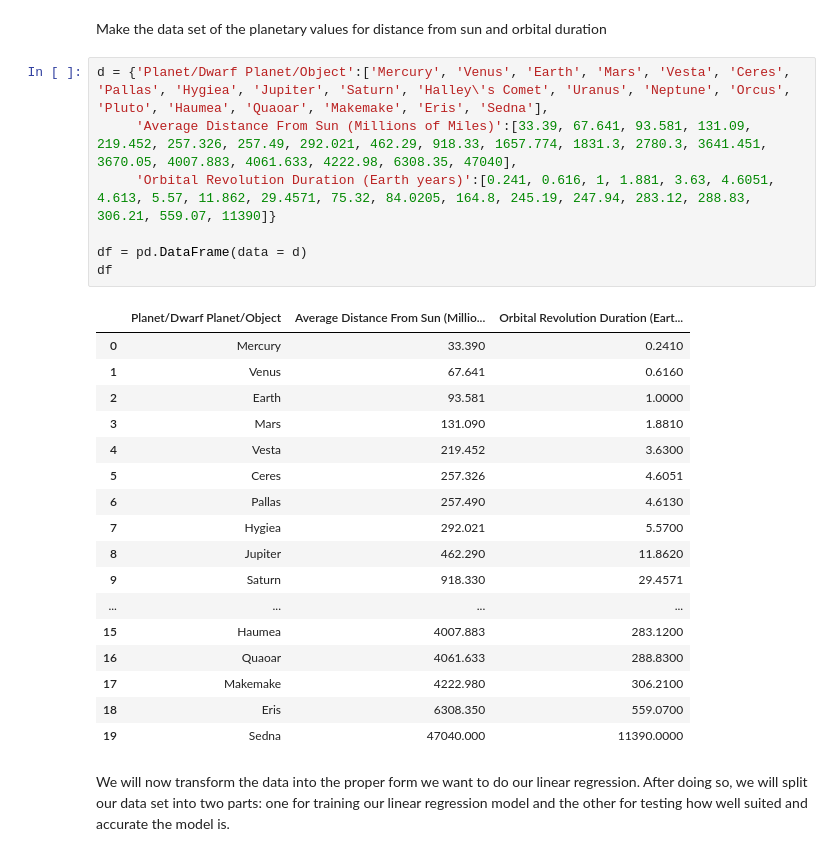
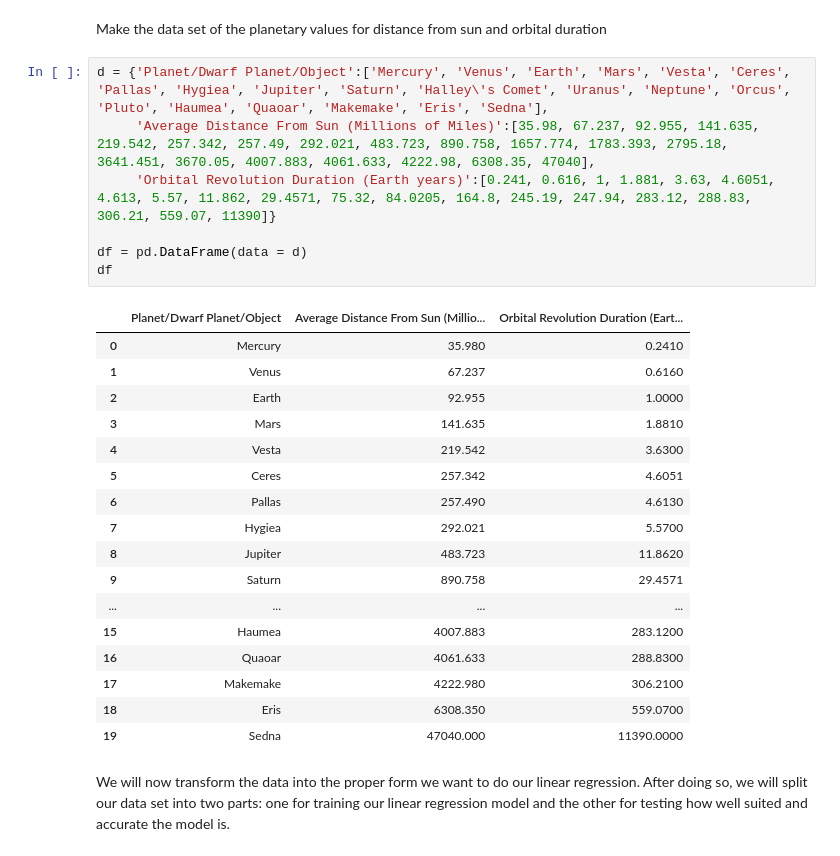
Before and after one commit to tylereriksen/PersonalProjects, a Jupyter notebook: Linear_Regression_Experiment.ipynb, the cells around one changed output. Cells and saved outputs as stored; diff of their text form.

```diff
--- a/Linear_Regression_Experiment.ipynb
+++ b/Linear_Regression_Experiment.ipynb
@@ -13,23 +13,23 @@ from sklearn.utils import shuffle
 Make the data set of the planetary values for distance from sun and orbital duration
 # %%
 d = {'Planet/Dwarf Planet/Object':['Mercury', 'Venus', 'Earth', 'Mars', 'Vesta', 'Ceres', 'Pallas', 'Hygiea', 'Jupiter', 'Saturn', 'Halley\'s Comet', 'Uranus', 'Neptune', 'Orcus', 'Pluto', 'Haumea', 'Quaoar', 'Makemake', 'Eris', 'Sedna'],
-     'Average Distance From Sun (Millions of Miles)':[33.39, 67.641, 93.581, 131.09, 219.452, 257.326, 257.49, 292.021, 462.29, 918.33, 1657.774, 1831.3, 2780.3, 3641.451, 3670.05, 4007.883, 4061.633, 4222.98, 6308.35, 47040],
+     'Average Distance From Sun (Millions of Miles)':[35.98, 67.237, 92.955, 141.635, 219.542, 257.342, 257.49, 292.021, 483.723, 890.758, 1657.774, 1783.393, 2795.18, 3641.451, 3670.05, 4007.883, 4061.633, 4222.98, 6308.35, 47040],
      'Orbital Revolution Duration (Earth years)':[0.241, 0.616, 1, 1.881, 3.63, 4.6051, 4.613, 5.57, 11.862, 29.4571, 75.32, 84.0205, 164.8, 245.19, 247.94, 283.12, 288.83, 306.21, 559.07, 11390]}
 
 df = pd.DataFrame(data = d)
 df
 # %% [output]
 |  | Planet/Dwarf Planet/Object | Average Distance From Sun (Millio... | Orbital Revolution Duration (Eart... |
-| 0 | Mercury | 33.390 | 0.2410 |
-| 1 | Venus | 67.641 | 0.6160 |
-| 2 | Earth | 93.581 | 1.0000 |
-| 3 | Mars | 131.090 | 1.8810 |
-| 4 | Vesta | 219.452 | 3.6300 |
-| 5 | Ceres | 257.326 | 4.6051 |
+| 0 | Mercury | 35.980 | 0.2410 |
+| 1 | Venus | 67.237 | 0.6160 |
+| 2 | Earth | 92.955 | 1.0000 |
+| 3 | Mars | 141.635 | 1.8810 |
+| 4 | Vesta | 219.542 | 3.6300 |
+| 5 | Ceres | 257.342 | 4.6051 |
 | 6 | Pallas | 257.490 | 4.6130 |
 | 7 | Hygiea | 292.021 | 5.5700 |
-| 8 | Jupiter | 462.290 | 11.8620 |
-| 9 | Saturn | 918.330 | 29.4571 |
+| 8 | Jupiter | 483.723 | 11.8620 |
+| 9 | Saturn | 890.758 | 29.4571 |
 | ... | ... | ... | ... |
 | 15 | Haumea | 4007.883 | 283.1200 |
 | 16 | Quaoar | 4061.633 | 288.8300 |
```
Also changed, not shown: parts of 10 cells of this notebook.
